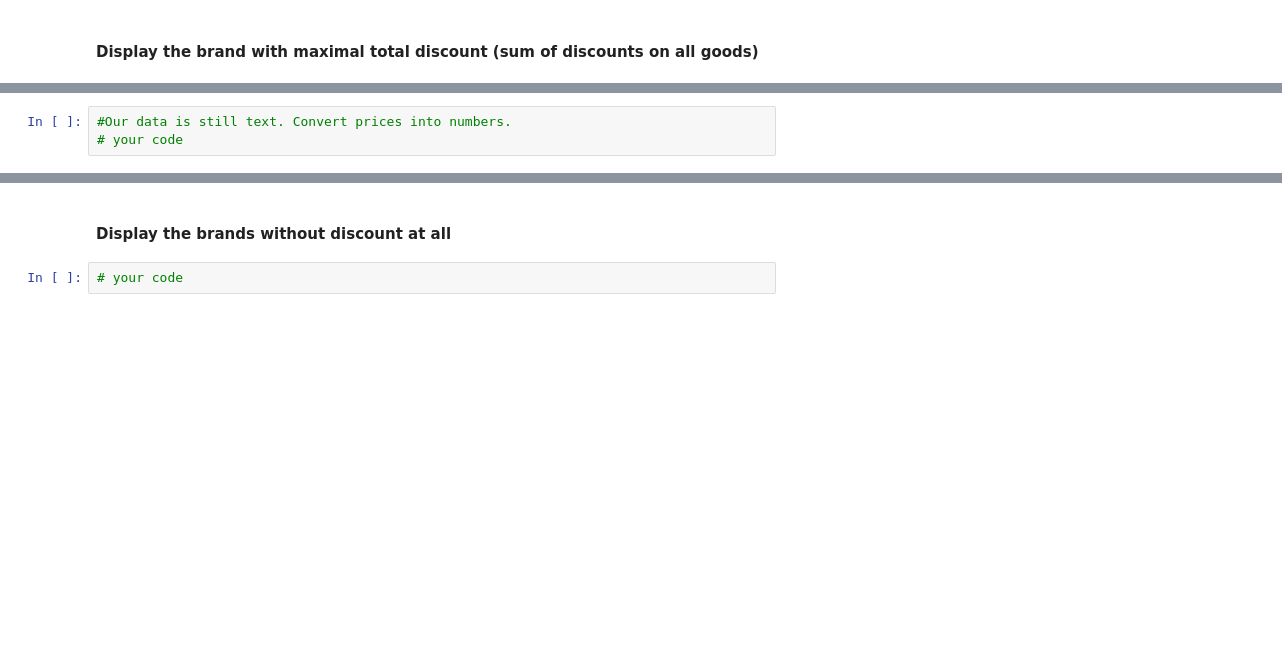
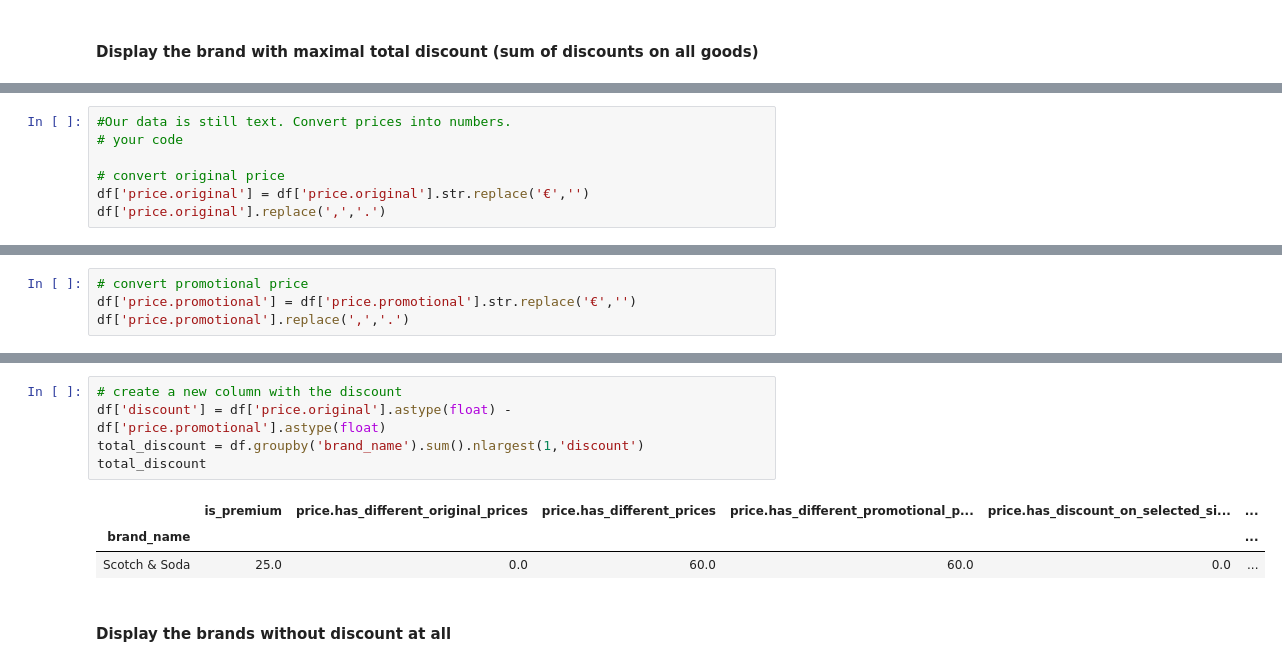
Before and after one commit to ironhack-bcn-data-june-2020/15-lab-parsing-API-data, a Jupyter notebook: your-code/guided-lesson.ipynb, the cells around one changed output, grey strips where cells are left out. Drawn from its saved outputs; the diff is of its cells as text; blank space fills up the shorter version.

```diff
--- a/your-code/guided-lesson.ipynb
+++ b/your-code/guided-lesson.ipynb
@@ -163,3 +221,7 @@ current_page = response['pagination']['current_page']
 # %%
 #Our data is still text. Convert prices into numbers.
 # your code
+
+# convert original price
+df['price.original'] = df['price.original'].str.replace('€','')
+df['price.original'].replace(',','.')
@@ -165,0 +242,4 @@ current_page = response['pagination']['current_page']
+# %%
+# convert promotional price
+df['price.promotional'] = df['price.promotional'].str.replace('€','')
+df['price.promotional'].replace(',','.')
@@ -166,4 +260,11 @@ current_page = response['pagination']['current_page']
+# %%
+# create a new column with the discount
+df['discount'] = df['price.original'].astype(float) - df['price.promotional'].astype(float)
+total_discount = df.groupby('brand_name').sum().nlargest(1,'discount')
+total_discount
+# %% [output]
+|  | is_premium | price.has_different_original_prices | price.has_different_prices | price.has_different_promotional_p... | price.has_discount_on_selected_si... | ... |
+| brand_name |  |  |  |  |  | ... |
+| Scotch & Soda | 25.0 | 0.0 | 60.0 | 60.0 | 0.0 | ... |
 # %% [markdown]
 #### Display the brands without discount at all
-# %%
-# your code
```
Also changed, not shown: parts of 13 cells of this notebook, 1 other file.
